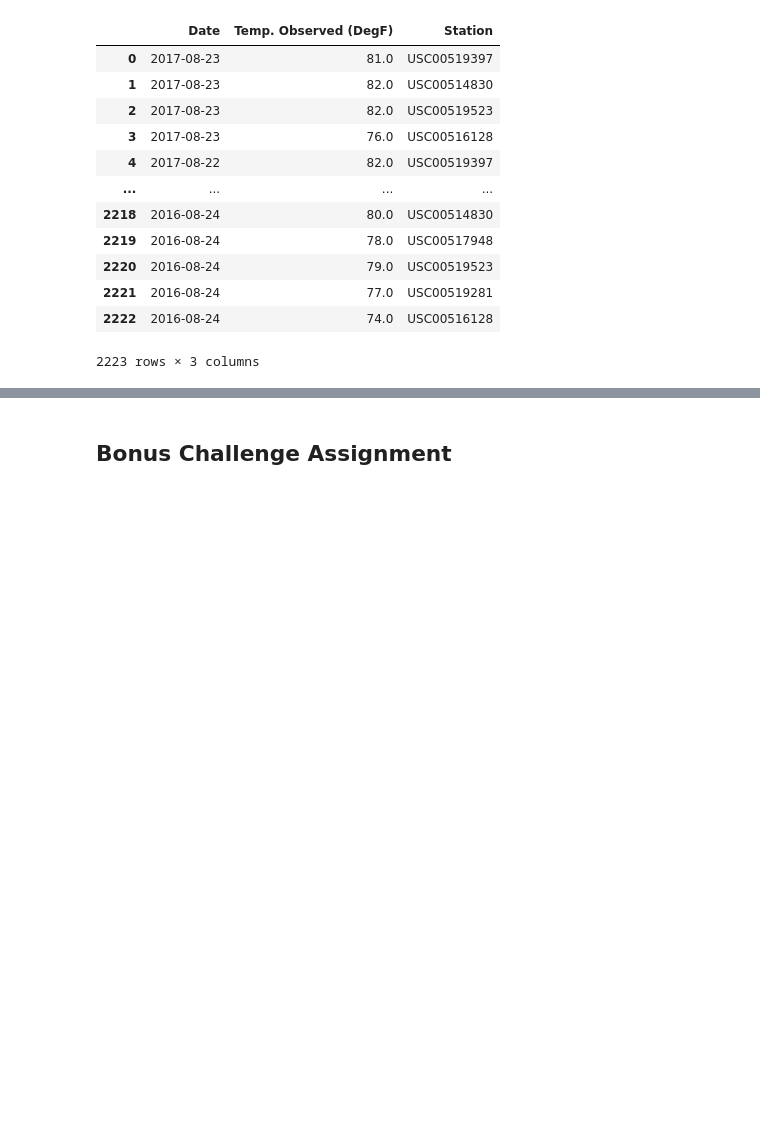
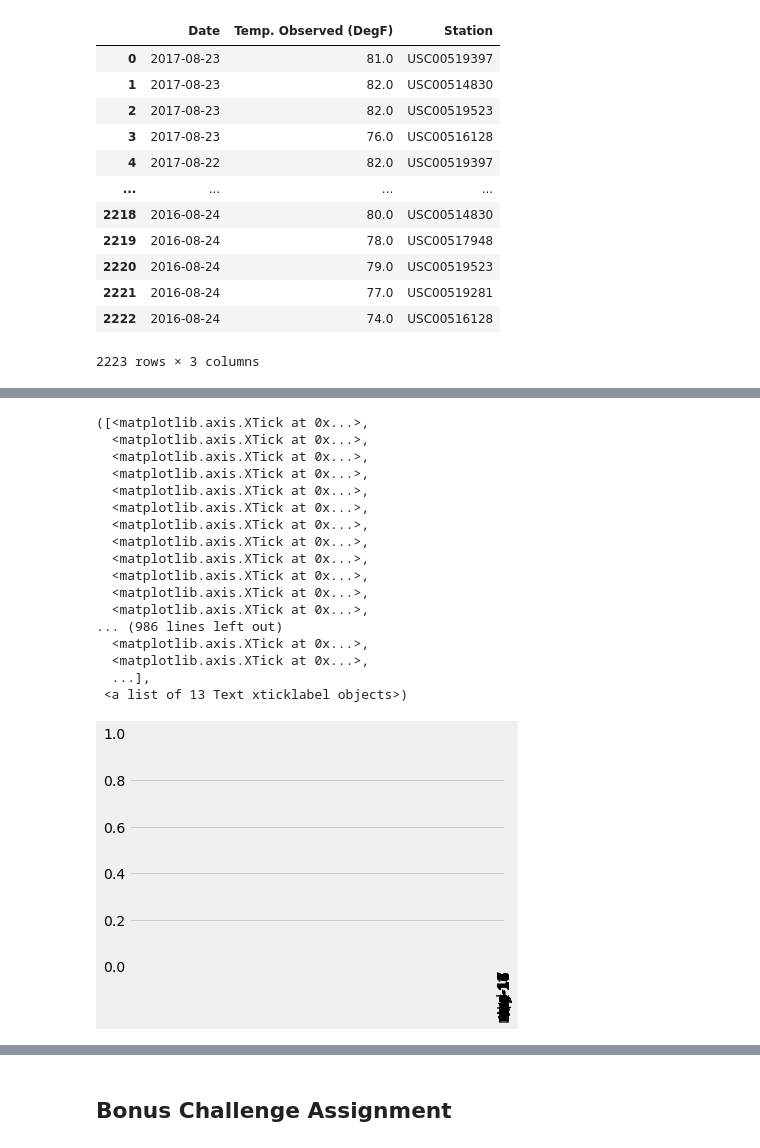
Before and after one commit to IrinaUX/sqlalchemy-challenge, a Jupyter notebook: weather_analysis.ipynb, the cells around one changed output, grey strips where cells are left out. Drawn from its saved outputs; the diff is of its cells as text; code cells hidden in the pictures; blank space fills up the shorter version.

```diff
--- a/weather_analysis.ipynb
+++ b/weather_analysis.ipynb
@@ -596,0 +598,29 @@ tobs_list_bins_12 = pd.cut(tobs_list, bins=[])
+# %%
+# Create labels
+labels = ['Aug-16', 'Sep-16', 'Oct-16', 'Nov-16', 'Dec-16',
+          'Jan-17', 'Feb-17', 'Mar-17', 'Apr-17', 'May-17',
+          'Jun-17', 'Jul-17', 'Aug-17']
+# %%
+x_axis = desc_df['Date']
+plt.xticks(x_axis, labels, rotation='vertical')
+#desc_df['Date'].hist(bins=12)
+# plt.show()
+# %% [output]
+([<matplotlib.axis.XTick at 0x...>,
+  <matplotlib.axis.XTick at 0x...>,
+  <matplotlib.axis.XTick at 0x...>,
+  <matplotlib.axis.XTick at 0x...>,
+  <matplotlib.axis.XTick at 0x...>,
+  <matplotlib.axis.XTick at 0x...>,
+  <matplotlib.axis.XTick at 0x...>,
+  <matplotlib.axis.XTick at 0x...>,
+  <matplotlib.axis.XTick at 0x...>,
+  <matplotlib.axis.XTick at 0x...>,
+  <matplotlib.axis.XTick at 0x...>,
+  <matplotlib.axis.XTick at 0x...>,
+... (986 lines left out)
+  <matplotlib.axis.XTick at 0x...>,
+  <matplotlib.axis.XTick at 0x...>,
+  ...],
+ <a list of 13 Text xticklabel objects>)
+[figure, added]
```
Also changed, not shown: parts of 7 cells of this notebook.
